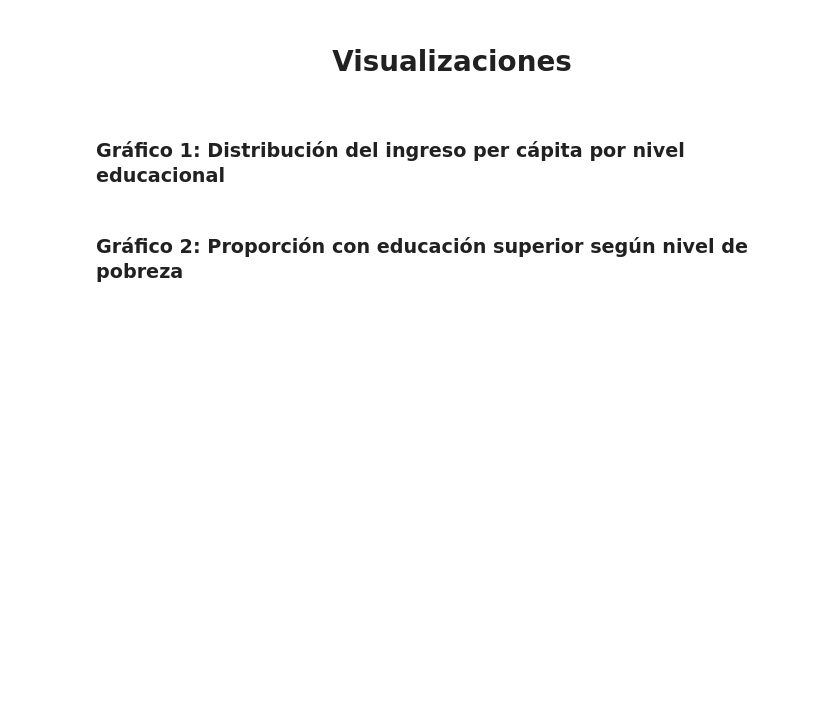
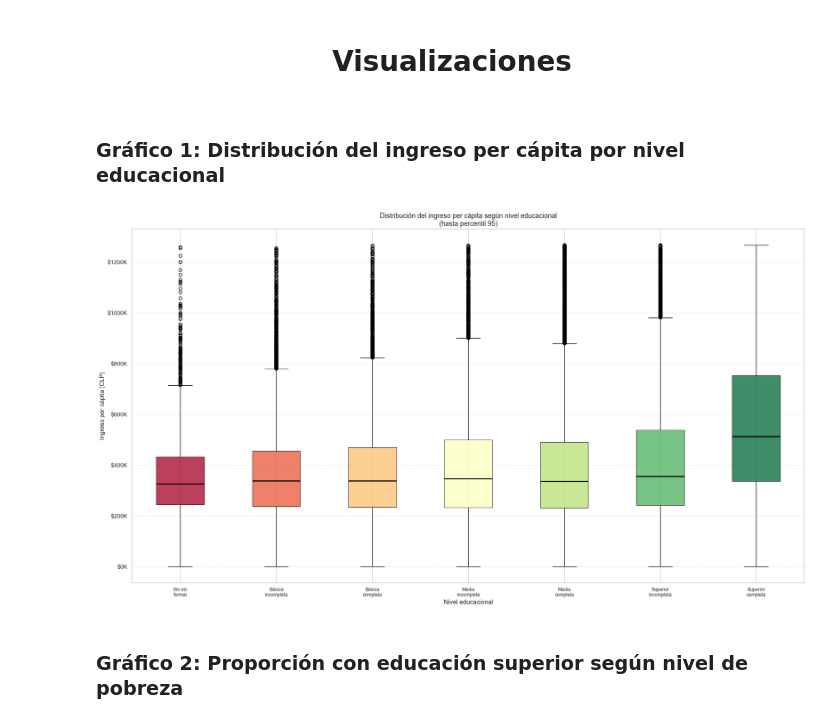
Before and after one commit to Foumluis/ProyectoSemestralInfe, a Jupyter notebook: proyecto.ipynb, the cells around one changed output. Cells and saved outputs as stored; diff of their text form; code cells hidden in the pictures; blank space fills up the shorter version.

```diff
--- a/proyecto.ipynb
+++ b/proyecto.ipynb
@@ -53,4 +53,5 @@ import seaborn as sns      # seaborn: librería de visualización de alto nivel,
 # %%
 path = "basesDeDatos/pregunta_1/"
 urgencias = pd.read_parquet(path + 'at_urg_respiratorio_semanal.parquet')
+urgencias = urgencias[urgencias['Anio'] == 2023]   # solo año 2023
 contaminacion = pd.read_excel(path + 'efd-ckan-2023.xlsx')
@@ -1066,3 +1295,45 @@ print(f"Correlación de Pearson: {corr3:.3f}")
+# %%
+COLOR_ALTO = '#C0392B'
+COLOR_BAJO = '#2980B9'
+
+top10_cont   = union3_plot.sort_values('cantidad_total_toneladas', ascending=False).head(10)
+bottom10_cont = union3_plot.sort_values('cantidad_total_toneladas', ascending=True).head(10)
+top10_pob    = union3_plot.sort_values('poblacion_total', ascending=False).head(10)
+bottom10_pob = union3_plot.sort_values('poblacion_total', ascending=True).head(10)
+
+fig, axes = plt.subplots(2, 2, figsize=(19.6, 10.8))
+fig.suptitle('Análisis de Urbanización y Contaminación por Comuna (2023)',
+             fontsize=16, fontweight='bold', y=1.01)
+
+datasets = [
+    (axes[0, 0], top10_cont,    'cantidad_total_toneladas', COLOR_ALTO,
+     'Top 10 comunas con MAYOR contaminación',  'Toneladas emitidas'),
+    (axes[0, 1], bottom10_cont, 'cantidad_total_toneladas', COLOR_BAJO,
+     'Top 10 comunas con MENOR contaminación',  'Toneladas emitidas'),
+    (axes[1, 0], top10_pob,     'poblacion_total',          COLOR_ALTO,
+     'Top 10 comunas con MAYOR población urbana', 'N° habitantes'),
+    (axes[1, 1], bottom10_pob,  'poblacion_total',          COLOR_BAJO,
+     'Top 10 comunas con MENOR población urbana', 'N° habitantes'),
+]
+
+for ax, data, col, color, title, ylabel in datasets:
+    bars = ax.bar(data.index, data[col], color=color, alpha=0.85, edgecolor='white', linewidth=0.8)
+    for bar in bars:
+        h = bar.get_height()
+        ax.text(bar.get_x() + bar.get_width() / 2, h * 1.01,
+                f'{h:,.0f}', ha='center', va='bottom', fontsize=8, color='#333333')
+    ax.set_title(title, fontsize=12, fontweight='bold', pad=10)
+    ax.set_ylabel(ylabel, fontsize=10)
+    ax.set_xlabel('Comuna', fontsize=10)
+    ax.set_xticks(range(len(data.index)))
+    ax.set_xticklabels(data.index, rotation=40, ha='right', fontsize=9)
+    ax.yaxis.set_major_formatter(plt.FuncFormatter(lambda x, _: f'{x:,.0f}'))
+    ax.grid(axis='y', linestyle='--', alpha=0.4)
+    ax.spines['top'].set_visible(False)
+    ax.spines['right'].set_visible(False)
+
+plt.tight_layout()
+plt.show()
 # %% [markdown]
 ## **Histogramas y Boxplots**
 # %%
@@ -1269,27 +1561,29 @@ display(df4[["edad", "ypchtotcor", "educc", "pobreza"]].describe())
 # %%
 p95 = df4["ypchtotcor"].quantile(0.95)
 df4_plot = df4[df4["ypchtotcor"] <= p95]
 
 niveles4 = sorted(df4_plot["educc"].unique())
 data_box4 = [df4_plot[df4_plot["educc"] == n]["ypchtotcor"].values for n in niveles4]
 
-fig, ax = plt.subplots(figsize=(12, 6))
+fig, ax = plt.subplots(figsize=(19.1, 10.8))
 bp = ax.boxplot(data_box4, patch_artist=True, medianprops=dict(color="black", linewidth=2))
 
 colors4 = plt.cm.RdYlGn([i / (len(niveles4) - 1) for i in range(len(niveles4))])
 for patch, color in zip(bp["boxes"], colors4):
     patch.set_facecolor(color)
     patch.set_alpha(0.75)
 
 ax.set_xticks(range(1, len(niveles4) + 1))
 ax.set_xticklabels([edu_labels[n] for n in niveles4], fontsize=9)
 ax.set_xlabel("Nivel educacional", fontsize=12)
 ax.set_ylabel("Ingreso per cápita (CLP)", fontsize=12)
 ax.set_title("Distribución del ingreso per cápita según nivel educacional\n(hasta percentil 95)", fontsize=13)
 ax.yaxis.set_major_formatter(plt.FuncFormatter(lambda x, _: f"${x/1000:.0f}K"))
 ax.grid(axis="y", linestyle="--", alpha=0.5)
 plt.tight_layout()
 plt.show()
+# %% [output]
+[figure, added]
 # %% [markdown]
 ### Gráfico 2: Proporción con educación superior según nivel de pobreza
 # %%
```
Also changed, not shown: parts of 44 cells of this notebook, 15 other files.
